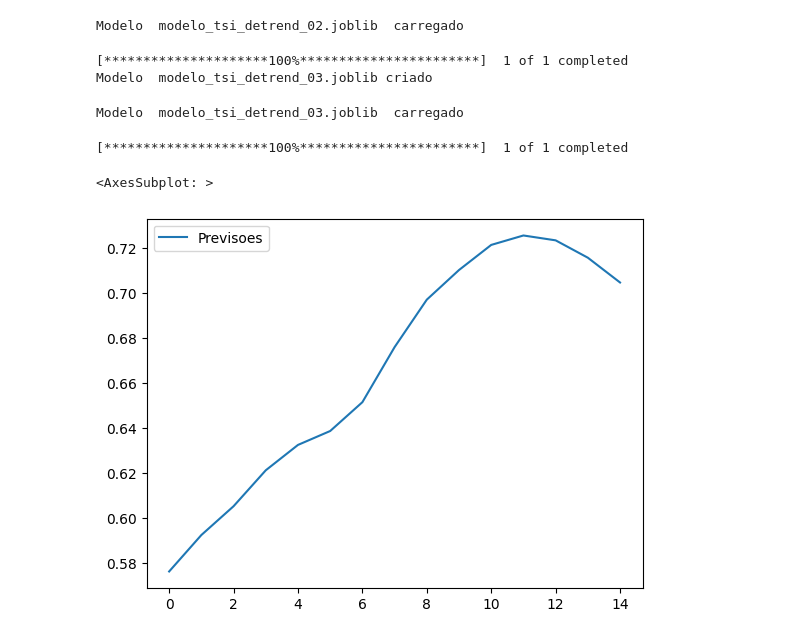
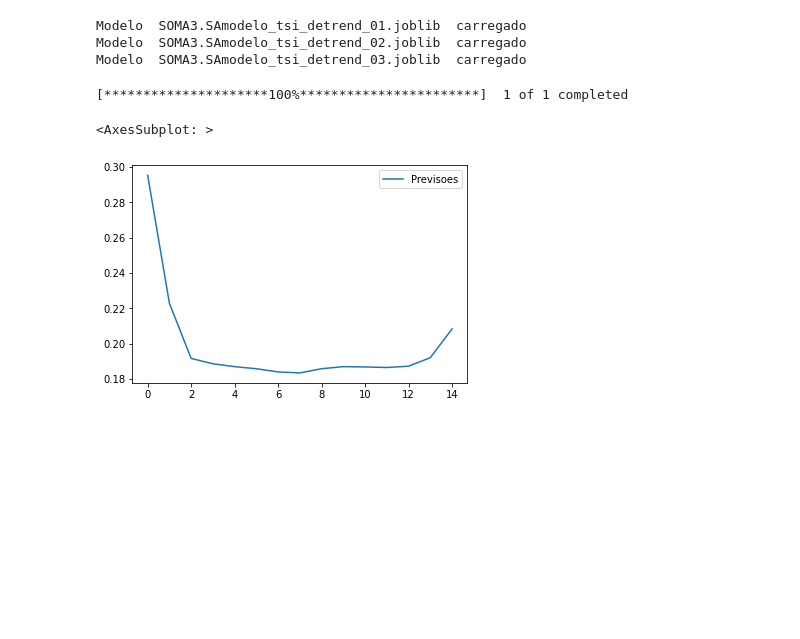
Before and after one commit to HarrisonHakanen/Testes, a Jupyter notebook: Detrending com Random Forest/Detrending com Random Forest.ipynb, the cells around one changed output. Saved outputs shown, nothing was run; the diff lists cells and outputs as text; code cells hidden in the pictures; blank space fills up the shorter version.

```diff
--- a/Detrending com Random Forest/Detrending com Random Forest.ipynb
+++ b/Detrending com Random Forest/Detrending com Random Forest.ipynb
@@ -129,7 +129,7 @@ def Carregar_modelo_randomForest(filepath):
     return modelo
 
 
-def Realizar_previsoes_randomForest(qtd_previsoes,base,anteriores,modelo,periodos_=90,gaussian_knots_=60,gaussian_sigma_=0.00009):
+def Realizar_previsoes_randomForest(qtd_previsoes,base,anteriores,modelo,periodos_=90,gaussian_knots_=60,gaussian_sigma_=0.001):
 
 
     #A comparação é feita pelo TSI normal e não pelo tsi sem tendência
@@ -166,7 +166,7 @@ def Realizar_previsoes_randomForest(qtd_previsoes,base,anteriores,modelo,periodo
     return lista_previsoes
 
 
-def Criar_modelo_randomForest(base,anteriores_,filepath,periodos_=90,gaussian_knots_=60,gaussian_sigma_=0.0003,n_estimators_=100,max_depth_=None,min_samples_split_=2,min_samples_leaf_=1):
+def Criar_modelo_randomForest(base,anteriores_,filepath,periodos_=90,gaussian_knots_=60,gaussian_sigma_=0.001,n_estimators_=100,max_depth_=None,min_samples_split_=2,min_samples_leaf_=1):
 
     tsi = GetTsi(base)
 
@@ -181,7 +181,6 @@ def Criar_modelo_randomForest(base,anteriores_,filepath,periodos_=90,gaussian_kn
 
     #Normaliza o detrend_smooth
     detrend_smooth_normalizado = Normalizar(detrend_smooth)
-
 
 
     #Prepara os dados para inserção no modelo
@@ -280,35 +274,34 @@ Modelo  modelo_tsi_detrend_02.joblib criado
-# %%
-modelo2=Carregar_modelo_randomForest("modelo_tsi_detrend_02.joblib")
-# %% [output]
-Modelo  modelo_tsi_detrend_02.joblib  carregado
-# %%
-ticker ="PETR3.SA"
-
-base = yf.download(ticker)
-
-base = base["2018":]
-
-Criar_modelo_rf_3(base,"modelo_tsi_detrend_03.joblib")
-# %% [output]
-[*********************100%***********************]  1 of 1 completed
-Modelo  modelo_tsi_detrend_03.joblib criado
-# %%
-modelo3=Carregar_modelo_randomForest("modelo_tsi_detrend_03.joblib")
-# %% [output]
-Modelo  modelo_tsi_detrend_03.joblib  carregado
+# %%
+ticker ="SOMA3.SA"
+
+ticker_only = ticker.split()[0]
+
+modelo1=Carregar_modelo_randomForest(ticker_only+"modelo_tsi_detrend_01.joblib")
+
+modelo2=Carregar_modelo_randomForest(ticker_only+"modelo_tsi_detrend_02.joblib")
+
+modelo3=Carregar_modelo_randomForest(ticker_only+"modelo_tsi_detrend_03.joblib")
+# %% [output]
+Modelo  SOMA3.SAmodelo_tsi_detrend_01.joblib  carregado
+Modelo  SOMA3.SAmodelo_tsi_detrend_02.joblib  carregado
+Modelo  SOMA3.SAmodelo_tsi_detrend_03.joblib  carregado
 # %%
-ticker ="PETR3.SA"
+ticker ="SOMA3.SA"
 
 base = yf.download(ticker)
 
-base = base[:"2022-03-17"]
+#base = base[:"2022-01-24"]
 
-previsoes = pd.DataFrame(Realizar_previsoes_randomForest(15,base,320,modelo2),columns=["Previsoes"])
-previsoes.plot()
+previsoes1 = pd.DataFrame(Realizar_previsoes_randomForest(15,base,180,modelo1),columns=["Previsoes"])
+previsoes2 = pd.DataFrame(Realizar_previsoes_randomForest(15,base,320,modelo2),columns=["Previsoes"])
+previsoes3 = pd.DataFrame(Realizar_previsoes_randomForest(15,base,90,modelo3),columns=["Previsoes"])
 # %% [output]
 [*********************100%***********************]  1 of 1 completed
-<AxesSubplot: >
-[figure, removed]
+# %%
+previsoes3.plot()
+# %% [output]
+<AxesSubplot: >
+[figure, added]
 # %%
 ticker ="PETR3.SA"
 
```
Also changed, not shown: parts of 3 cells of this notebook, 10 other files.
